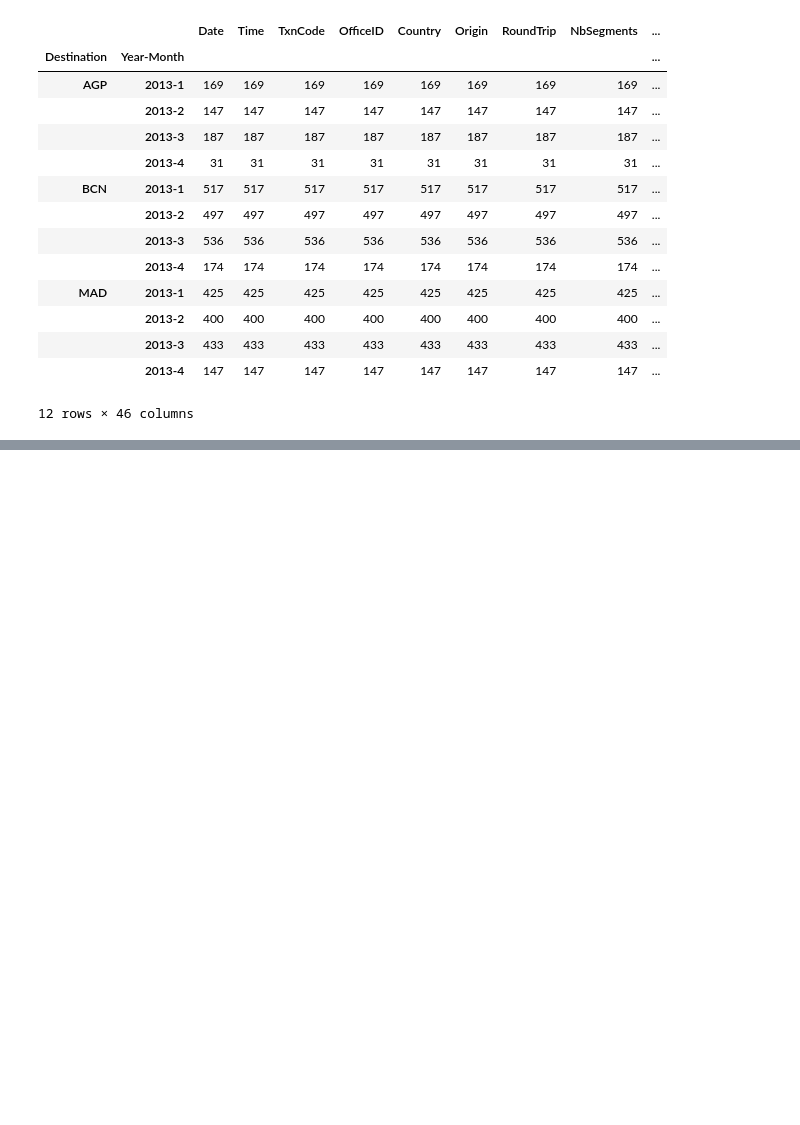
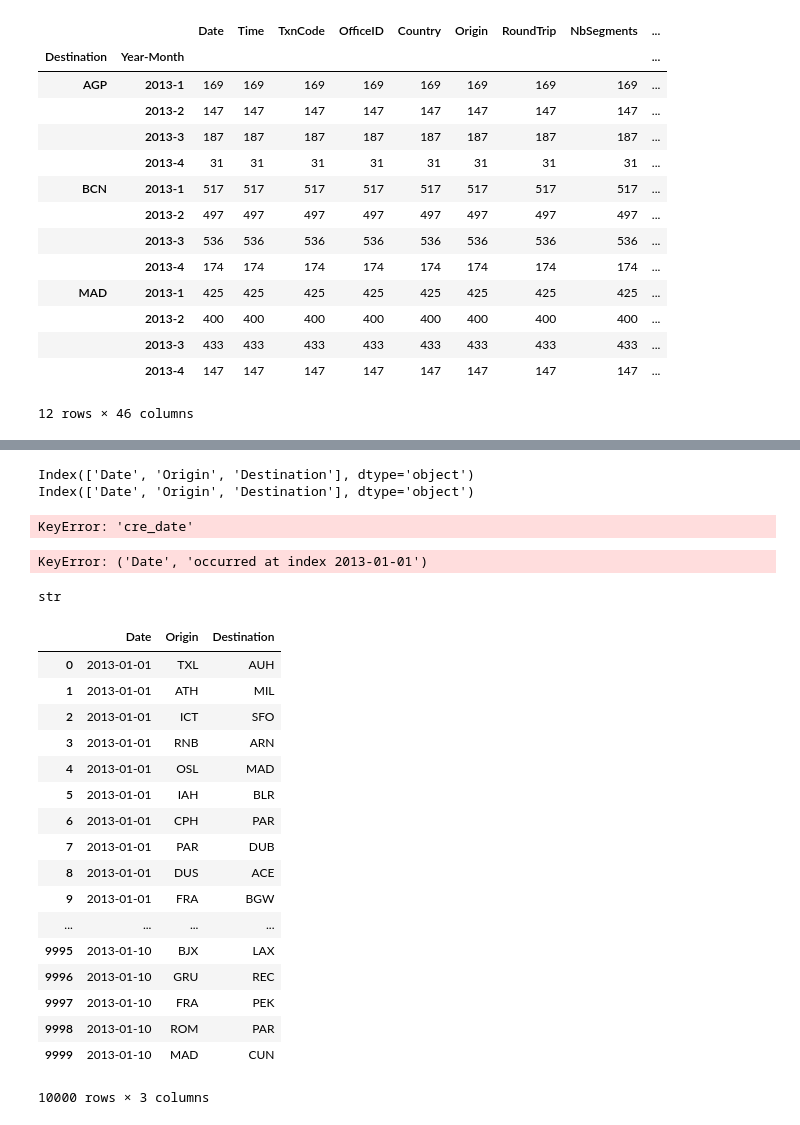
Before and after one commit to nopaixx/data-science, a Jupyter notebook: challenger.ipynb, the cells around one changed output, grey strips where cells are left out. Drawn from its saved outputs; the diff is of its cells as text; code cells hidden in the pictures; blank space fills up the shorter version.

```diff
--- a/challenger.ipynb
+++ b/challenger.ipynb
@@ -388,0 +474,9 @@ sample.groupby(["Destination","Year-Month"]).count()
+# %%
+for col in book.columns:
+    book[col]=book[col].apply(lambda x: x.strip())
+
+for col in search.columns:
+    search[col]=search[col].apply(lambda x: x.strip())
+
+book.head()
+search.head()
@@ -388,0 +490,46 @@ sample.groupby(["Destination","Year-Month"]).count()
+# %%
+book["Date"]=book["Date"].apply(lambda x: x[0:10])
+# %%
+print(search.columns)
+print(book.columns)
+# %% [output]
+Index(['Date', 'Origin', 'Destination'], dtype='object')
+Index(['Date', 'Origin', 'Destination'], dtype='object')
+# %%
+#'2013-03-06' in book['cre_date'].unique()
+(book['cre_date']=='2018-03-06').any()
+# %% [output]
+KeyError: 'cre_date'
+# %%
+def hay_reserva(values):
+    return ((book['Date']==values['Date']) & (book['Origin']==values['Origin']) & (book['Destination']==values['Destination']) ).any()
+# %%
+search["hay_reserva"]=search.apply(hay_reserva, axis=1)
+# %% [output]
+KeyError: ('Date', 'occurred at index 2013-01-01')
+# %%
+print(type(search["Date"][0]))
+print(type(book["Date"][0]))
+# %% [output]
+str
+# %%
+search
+# %% [output]
+|  | Date | Origin | Destination |
+| 0 | 2013-01-01 | TXL | AUH |
+| 1 | 2013-01-01 | ATH | MIL |
+| 2 | 2013-01-01 | ICT | SFO |
+| 3 | 2013-01-01 | RNB | ARN |
+| 4 | 2013-01-01 | OSL | MAD |
+| 5 | 2013-01-01 | IAH | BLR |
+| 6 | 2013-01-01 | CPH | PAR |
+| 7 | 2013-01-01 | PAR | DUB |
+| 8 | 2013-01-01 | DUS | ACE |
+| 9 | 2013-01-01 | FRA | BGW |
+| ... | ... | ... | ... |
+| 9995 | 2013-01-10 | BJX | LAX |
+| 9996 | 2013-01-10 | GRU | REC |
+| 9997 | 2013-01-10 | FRA | PEK |
+| 9998 | 2013-01-10 | ROM | PAR |
+| 9999 | 2013-01-10 | MAD | CUN |
+10000 rows × 3 columns
```
Also changed, not shown: parts of 20 cells of this notebook.
